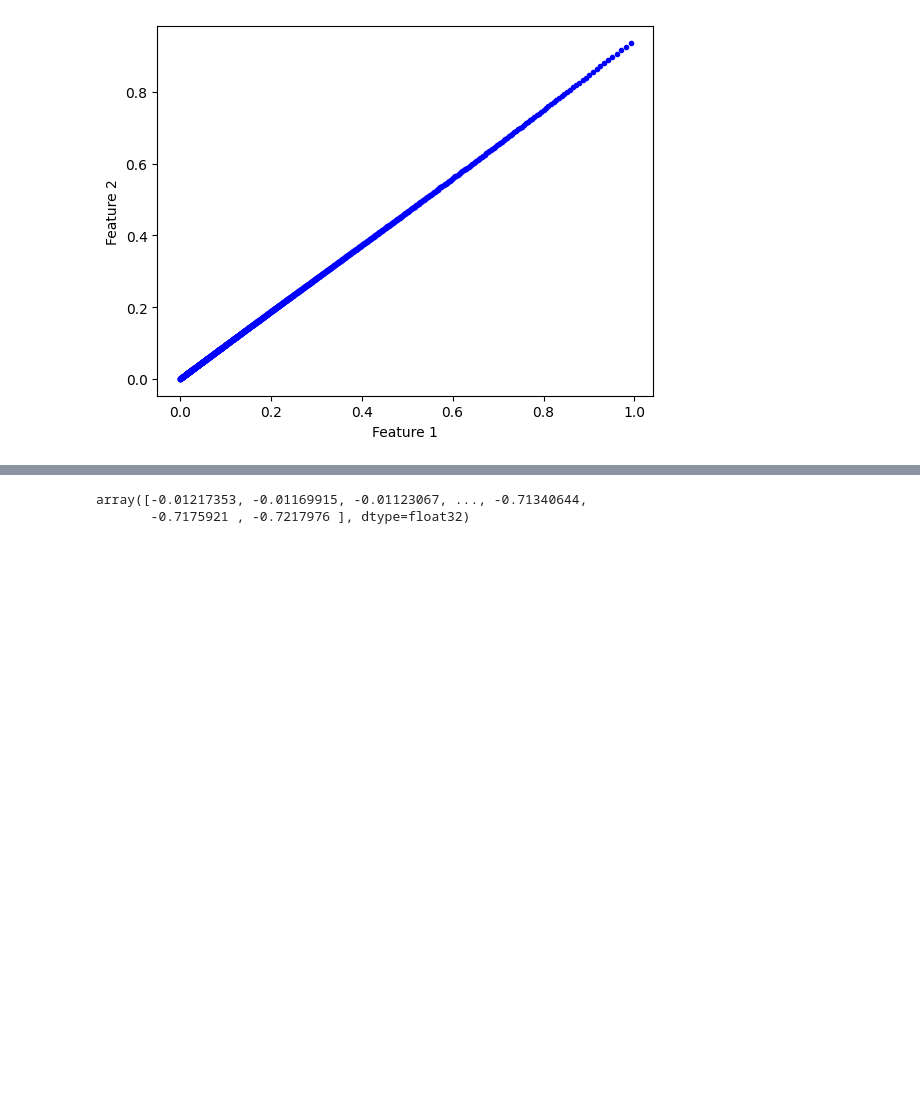
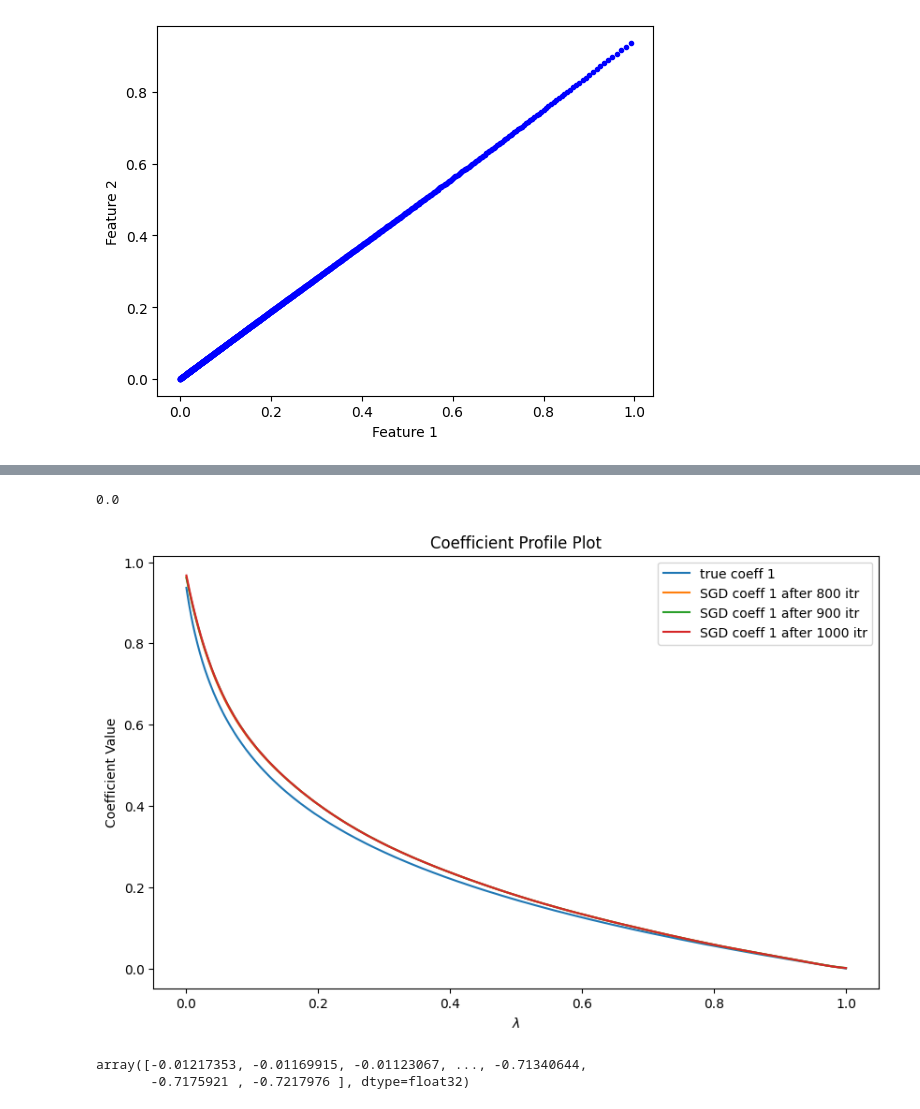
Before and after one commit to Cumberkid/Learning-the-Optimal-Solution-Path, a Jupyter notebook: Visualizing_the_Solution_Path_on_2d_Synthetic_Data.ipynb, the cells around one changed output, grey strips where cells are left out. Saved outputs shown, nothing was run; the diff lists cells and outputs as text; code cells hidden in the pictures; blank space fills up the shorter version.

```diff
--- a/Visualizing_the_Solution_Path_on_2d_Synthetic_Data.ipynb
+++ b/Visualizing_the_Solution_Path_on_2d_Synthetic_Data.ipynb
@@ -168,5 +289,8 @@ for t in range(epoch):
         thetas_SGD = np.array(thetas_SGD)
         thetas_SGD_history.append(thetas_SGD)
+# %%
+true_loss_list = SGD.get_losses_SGD(model=model, lam_min=0, lam_max=1, num_grid=2**10,
+                                data_loader=syn_data_loader, criterion=criterion)
 # %%
 # Create a Matplotlib plot
 plt.figure(figsize=(10, 6))
@@ -192,3 +359,29 @@ plt.show()
+# %%
+sup_error
+# %% [output]
+0.0
+# %%
+# Create a Matplotlib plot
+plt.figure(figsize=(10, 6))
+plt.plot(lambdas, thetas[:,1], label=f'true coeff {1}')
+
+for i in range(7, 10):
+    plt.plot(lambdas, new_thetas_SGD_history[i][:,1], label=f'SGD coeff {1} after {(i+1)*100} itr')
+
+
+# Set plot labels and title
+# plt.xscale('log')  # Log scale for the x-axis
+plt.xlabel('$\\lambda$')
+plt.ylabel('Coefficient Value')
+plt.title('Coefficient Profile Plot')
+
+# Add legend
+plt.legend()
+
+# Show the plot
+plt.show()
+# %% [output]
+[figure, added]
 # %%
 # intercepts
 thetas_SGD_history[len(thetas_SGD_history)-1][:, 0]
```
Also changed, not shown: parts of 27 cells of this notebook.
